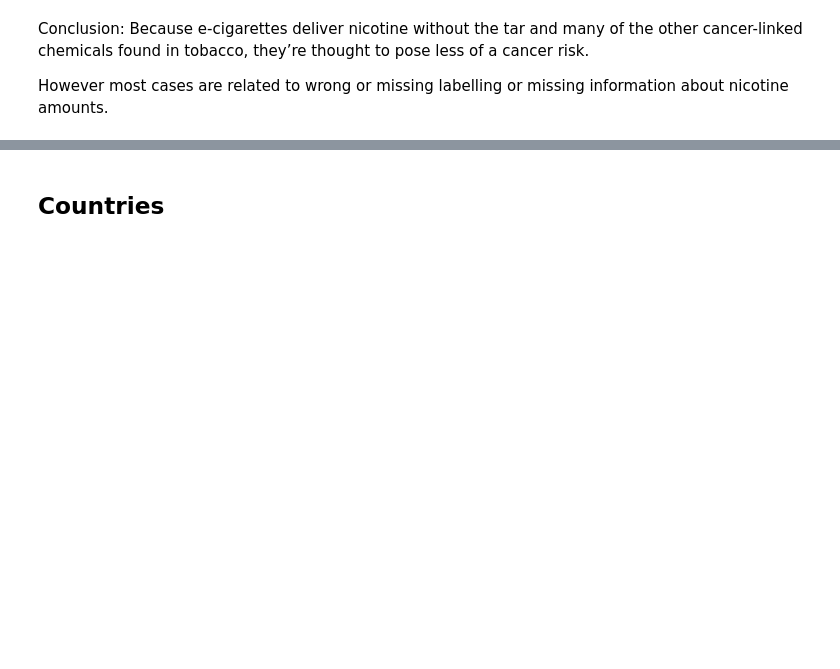
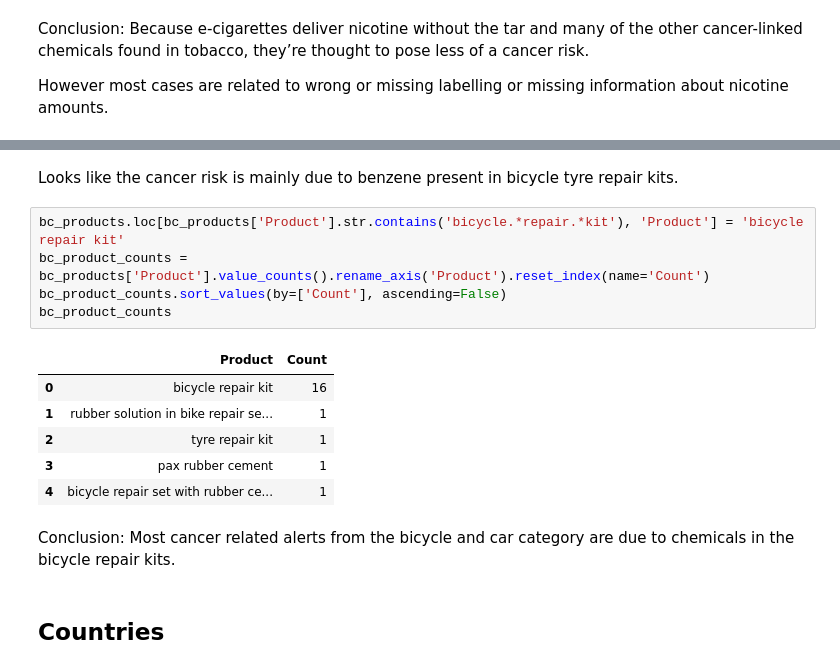
Before and after one commit to Miretz/rapex_dangerous_products_analysis, a Jupyter notebook: Chemical Products Analysis.ipynb, the cells around one changed output, grey strips where cells are left out. Cells and saved outputs as stored; diff of their text form; blank space fills up the shorter version.

```diff
--- a/Chemical Products Analysis.ipynb
+++ b/Chemical Products Analysis.ipynb
@@ -317,3 +342,19 @@ However most cases are related to wrong or missing labelling or missing informat
+# %% [markdown]
+Looks like the cancer risk is mainly due to benzene present in bicycle tyre repair kits.
+# %%
+bc_products.loc[bc_products['Product'].str.contains('bicycle.*repair.*kit'), 'Product'] = 'bicycle repair kit'
+bc_product_counts = bc_products['Product'].value_counts().rename_axis('Product').reset_index(name='Count')
+bc_product_counts.sort_values(by=['Count'], ascending=False)
+bc_product_counts
+# %% [output]
+|  | Product | Count |
+| 0 | bicycle repair kit | 16 |
+| 1 | rubber solution in bike repair se... | 1 |
+| 2 | tyre repair kit | 1 |
+| 3 | pax rubber cement | 1 |
+| 4 | bicycle repair set with rubber ce... | 1 |
+# %% [markdown]
+Conclusion: Most cancer related alerts from the bicycle and car category are due to chemicals in the bicycle repair kits.
 # %% [markdown]
 ## Countries
 # %% [markdown]
```
Also changed, not shown: parts of 8 cells of this notebook.
